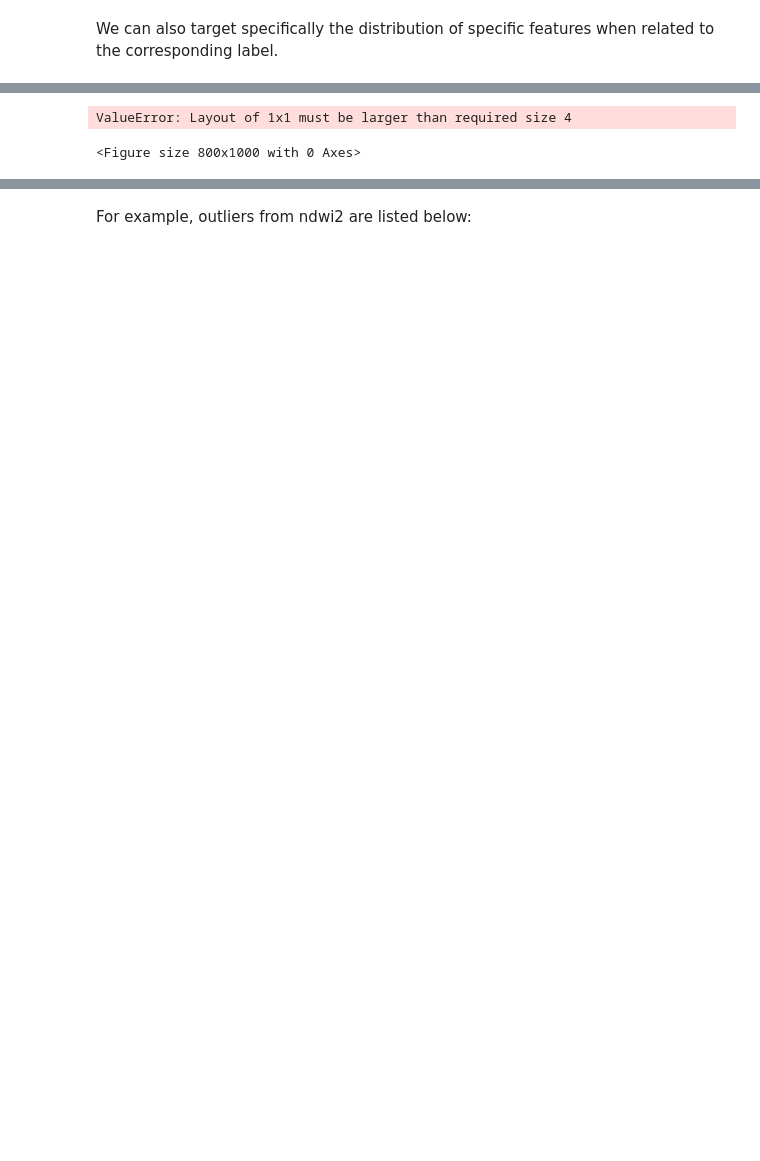
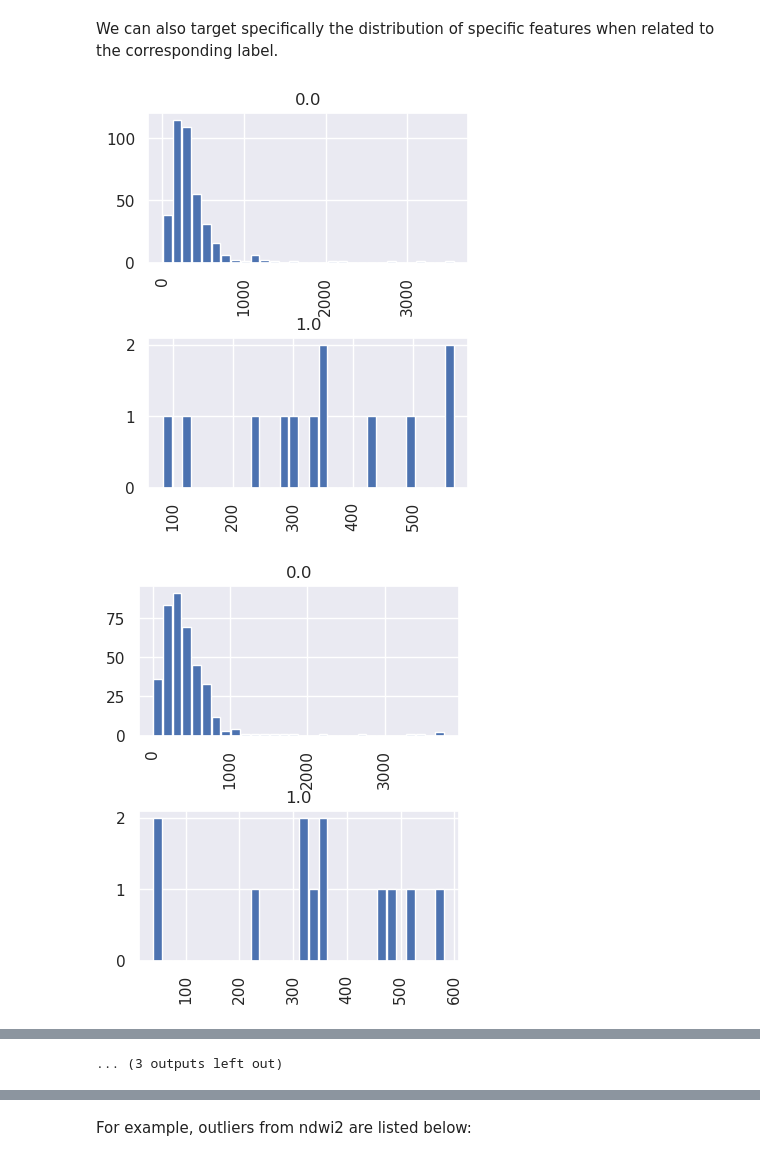
Before and after one commit to ai-extensions/s1_eda, a Jupyter notebook: 1.2_eda.ipynb, the cells around one changed output, grey strips where cells are left out. Drawn from its saved outputs; the diff is of its cells as text; code cells hidden in the pictures; blank space fills up the shorter version.

```diff
--- a/1.2_eda.ipynb
+++ b/1.2_eda.ipynb
@@ -239,6 +274,9 @@ plt.savefig('output/output_dist_modis_water.png')
 # %% [markdown]
 We can also target specifically the distribution of specific features when related to the corresponding label.
 # %%
-df_pandas.hist(column='B08', by='SCL', bins=30, grid=True, figsize=(8, 10), layout=(1, 1), zorder=2, rwidth=0.9, sharex=False)
-# plt.savefig('output/b01_dist.png')
+for i, c in enumerate(df_pandas.select_dtypes(include='number').columns):
+    if c == LABEL_NAME: continue
+    df_pandas.hist(column=c, by=LABEL_NAME, bins=30, grid=True, figsize=(4, 5), layout=(2, 1), zorder=2, rwidth=0.9, sharex=False)
 # %% [output]
+[figure, added]
+[figure, added]
@@ -245,2 +293 @@ df_pandas.hist(column='B08', by='SCL', bins=30, grid=True, figsize=(8, 10), layo
-ValueError: Layout of 1x1 must be larger than required size 4
+... (3 outputs left out)
-<Figure size 800x1000 with 0 Axes>
```
Also changed, not shown: parts of 29 cells of this notebook, 3 other files.
